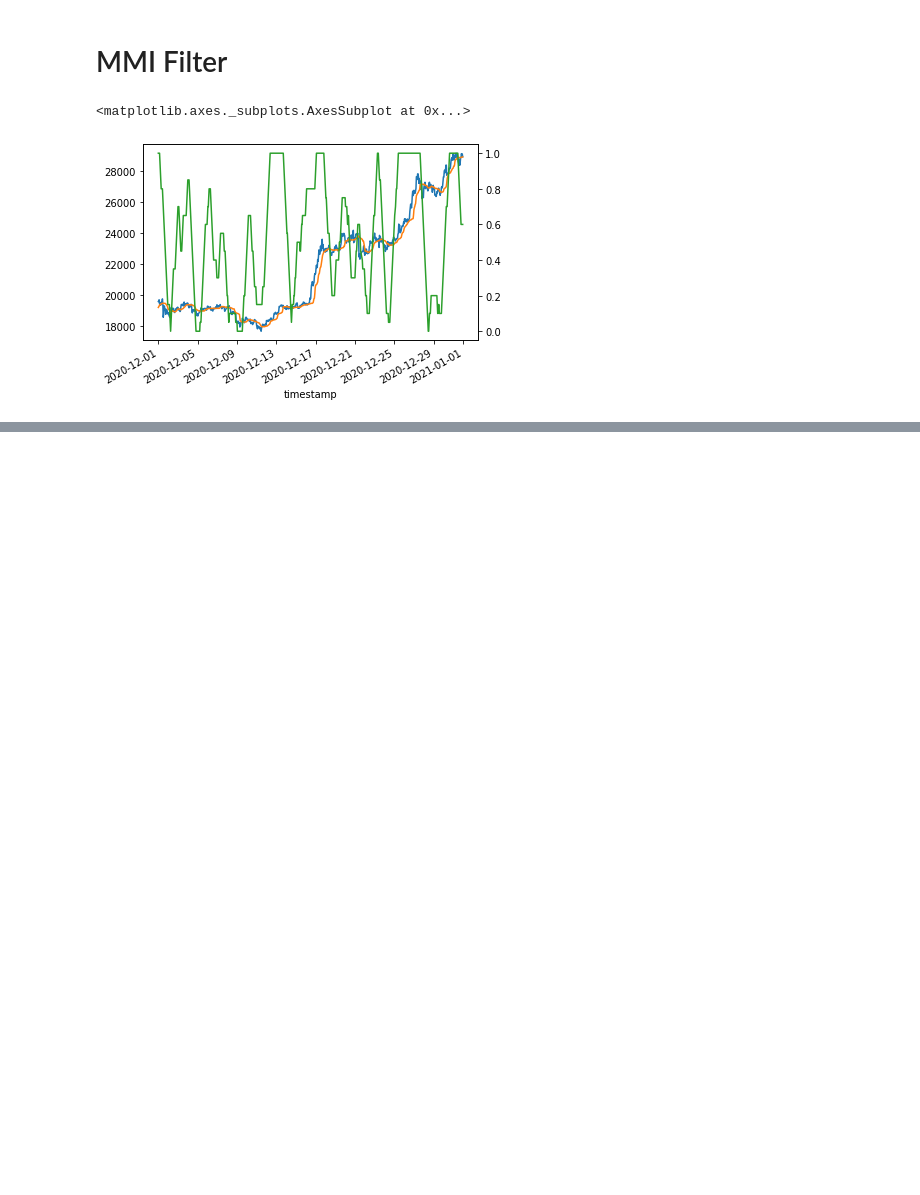
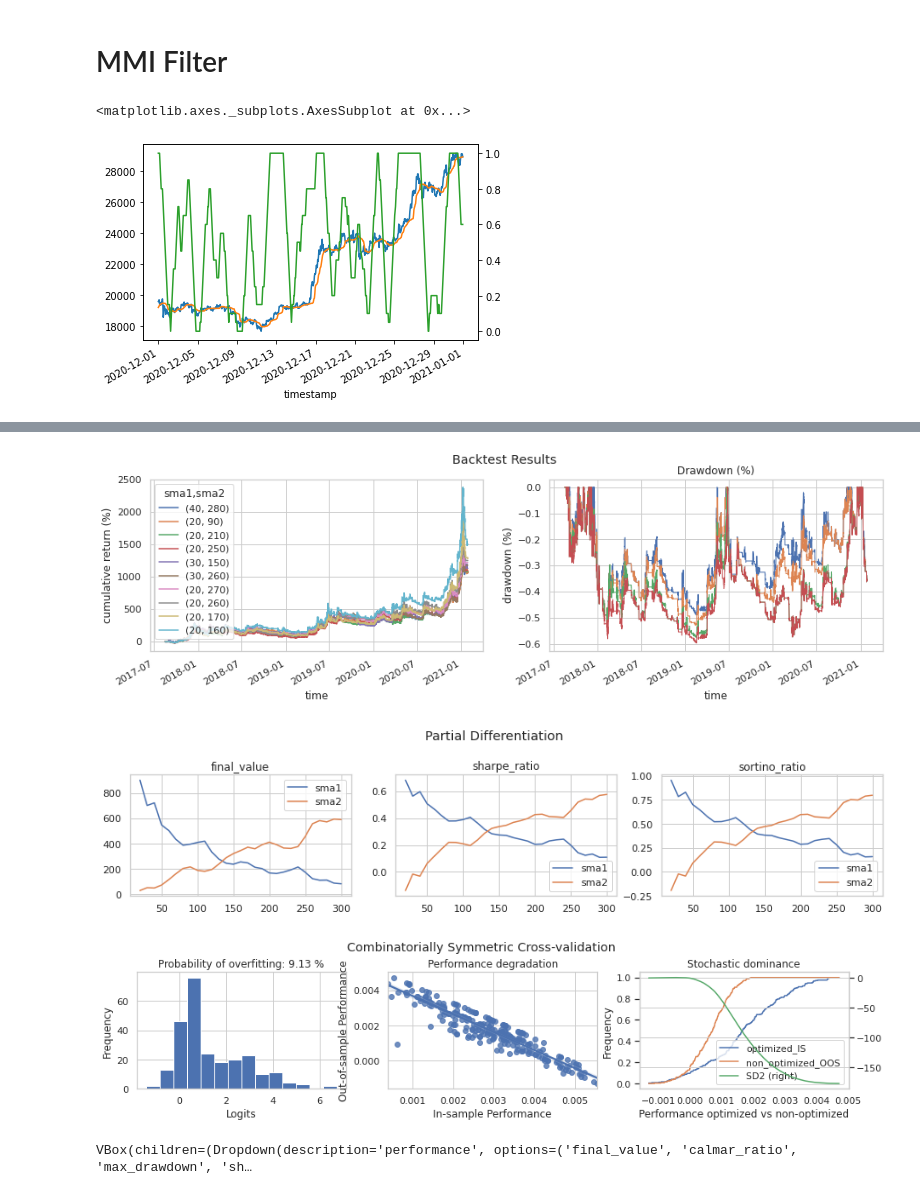
Before and after one commit to zhChenOuO/ml_virtual_currency, a Jupyter notebook: 03.ipynb, the cells around one changed output, grey strips where cells are left out. Saved outputs shown, nothing was run; the diff lists cells and outputs as text; code cells hidden in the pictures; blank space fills up the shorter version.

```diff
--- a/03.ipynb
+++ b/03.ipynb
@@ -29,0 +108,27 @@ mmi['2020-12'].plot(secondary_y = True)
+# %%
+@Strategy(sma1=20,sma2=60)
+def sma_strategy(ohlcv):
+  close = ohlcv.close
+  sma20 = close.rolling(sma_strategy.sma1).mean()
+  sma60 = close.rolling(sma_strategy.sma2).mean()
+
+  entries = (sma20 > sma60) & (sma20.shift() < sma60.shift())
+  exits = (sma20 < sma60) & (sma20.shift() > sma60.shift())
+
+  figures = {
+      'overlaps':{
+          'sma20':sma20,
+          'sma60':sma60
+      }
+  }
+  return entries,exits,figures
+
+variables = {
+    'sma1':np.arange(20,310,10),'sma2':np.arange(20,310,10)
+}
+portfolio = sma_strategy.backtest(ohlcv,variables=variables, freq='4h', plot=True)
+# %% [output]
+[figure, added]
+[figure, added]
+[figure, added]
+VBox(children=(Dropdown(description='performance', options=('final_value', 'calmar_ratio', 'max_drawdown', 'sh…
```
Also changed, not shown: parts of 6 cells of this notebook.
